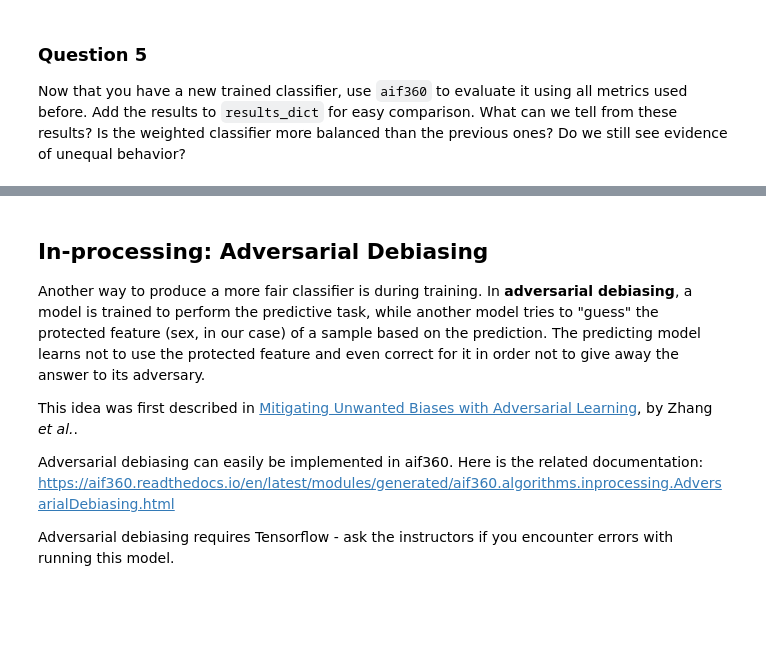
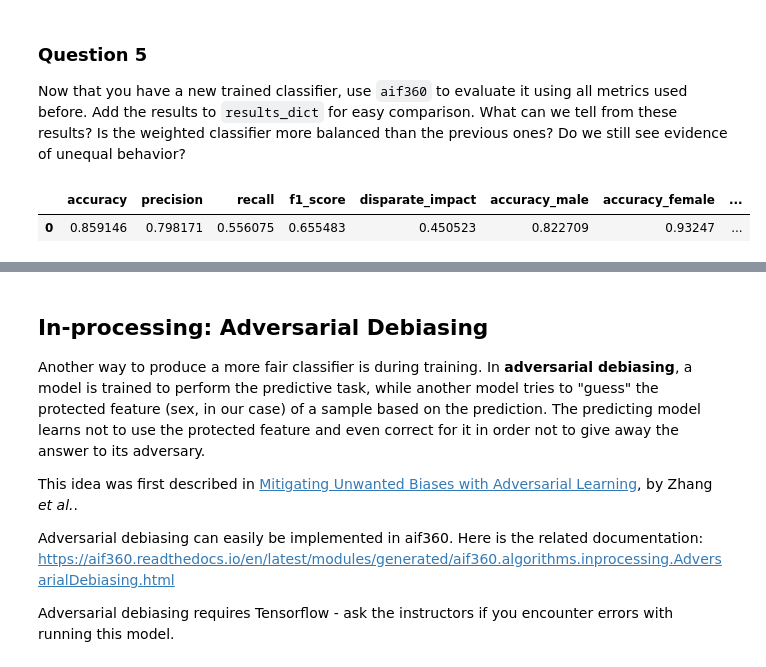
Before and after one commit to lunamgulec/DSCI430-assign4, a Jupyter notebook: Module4aif360.ipynb, the cells around one changed output, grey strips where cells are left out. Saved outputs shown, nothing was run; the diff lists cells and outputs as text; code cells hidden in the pictures; blank space fills up the shorter version.

```diff
--- a/Module4aif360.ipynb
+++ b/Module4aif360.ipynb
@@ -416,3 +606,50 @@ clf_weights = RandomForestClassifier(random_state=0, max_depth = 19, n_estimator
 ### Question 5
 
 Now that you have a new trained classifier, use `aif360` to evaluate it using all metrics used before. Add the results to `results_dict` for easy comparison. What can we tell from these results? Is the weighted classifier more balanced than the previous ones? Do we still see evidence of unequal behavior?
+# %%
+# 1. Convert predictions to a BinaryLabelDataset
+
+y_test_pred_weights = clf_weights.predict(X_test_weights)
+
+aif_test_pred_weights = aif_test.copy()
+aif_test_pred_weights.labels = y_test_pred_weights.reshape(-1, 1)
+# %%
+# 2. Create a ClassificationMetric object and compute metrics
+metric_weights = ClassificationMetric(
+    aif_test,
+    aif_test_pred_weights,
+    unprivileged_groups=[{'sex_Male': 0}],
+    privileged_groups=[{'sex_Male': 1}]
+)
+
+accuracy = metric_weights.accuracy()
+precision = metric_weights.precision()
+recall = metric_weights.recall()
+f1_score = 2 * (precision * recall) / (precision + recall) if (precision + recall) > 0 else 0
+disparate_impact = metric_weights.disparate_impact()
+acc_male = metric_weights.accuracy(privileged=True)
+acc_female = metric_weights.accuracy(privileged=False)
+fpr_disparity = metric_weights.false_positive_rate_difference()
+fnr_disparity = metric_weights.false_negative_rate_difference()
+error_rate_diff = acc_female - acc_male
+# %%
+# 3. Save results
+
+results_dict_weights = {
+    "accuracy": accuracy,
+    "precision": precision,
+    "recall": recall,
+    "f1_score": f1_score,
+    "disparate_impact": disparate_impact,
+    "accuracy_male": acc_male,
+    "accuracy_female": acc_female,
+    "fpr_disparity": fpr_disparity,
+    "fnr_disparity": fnr_disparity,
+    "error_rate_diff": error_rate_diff
+}
+
+df_results_weights = pd.DataFrame([results_dict_weights])
+df_results_weights
+# %% [output]
+|  | accuracy | precision | recall | f1_score | disparate_impact | accuracy_male | accuracy_female | ... |
+| 0 | 0.859146 | 0.798171 | 0.556075 | 0.655483 | 0.450523 | 0.822709 | 0.93247 | ... |
```
Also changed, not shown: parts of 18 cells of this notebook.
